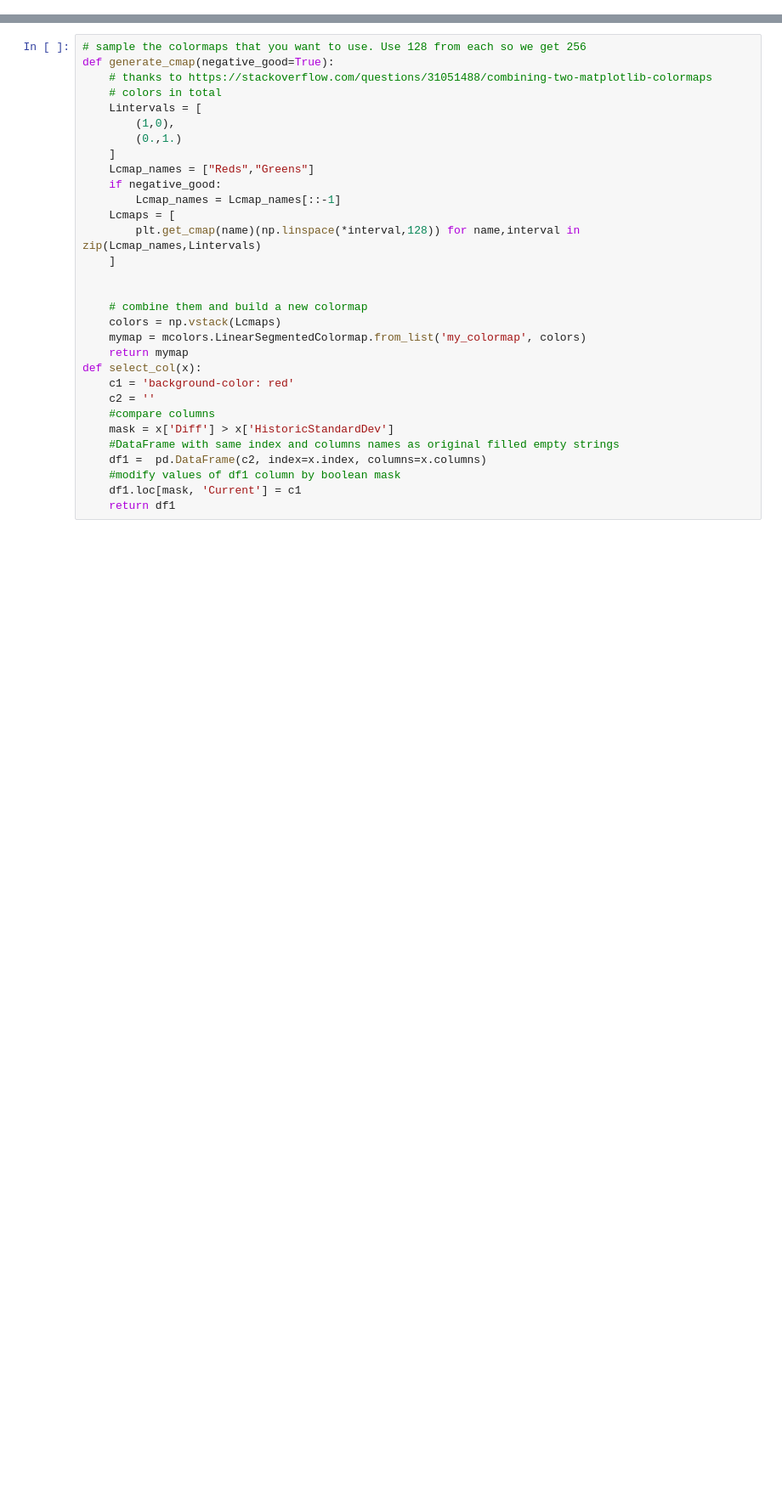
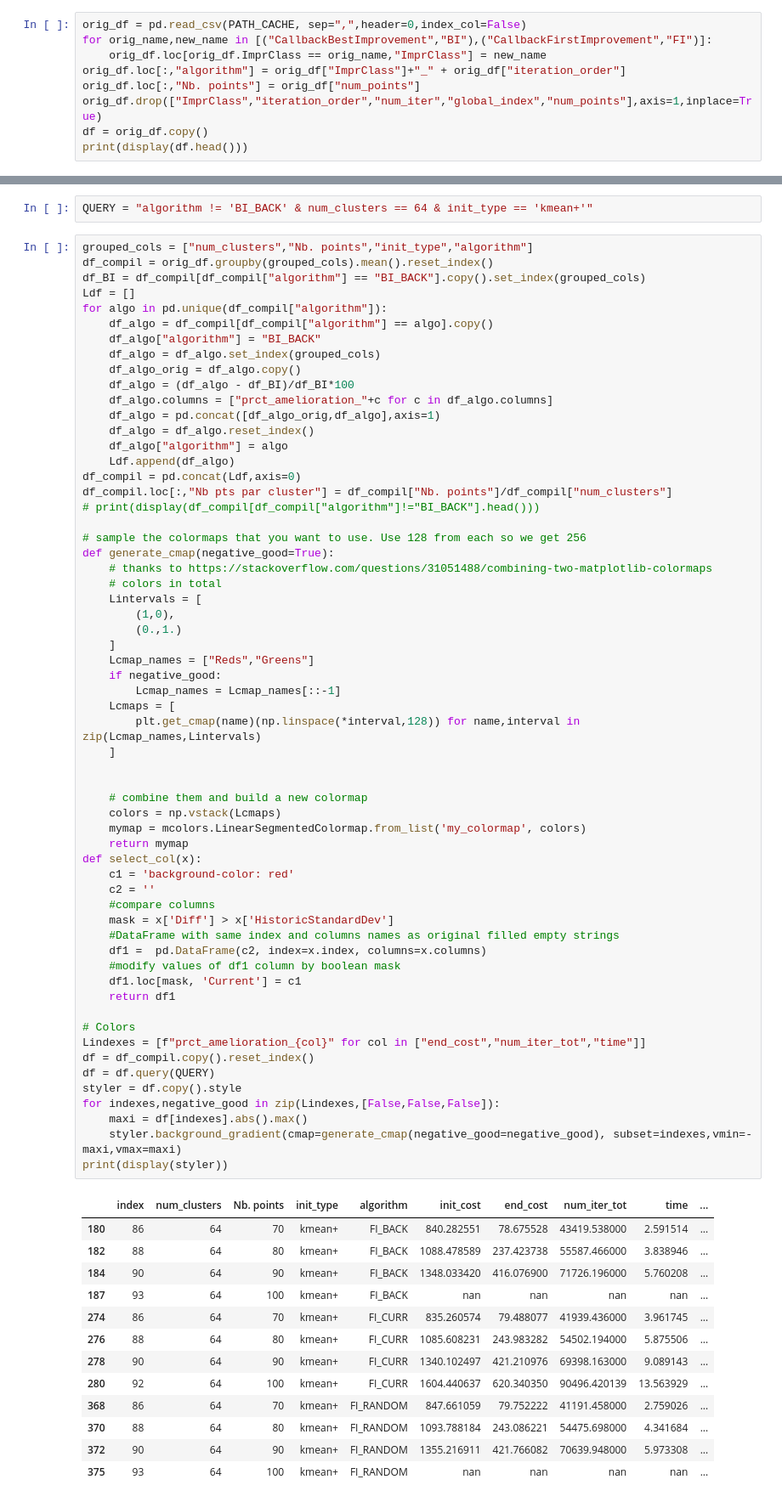
Before and after one commit to Rob174/MaitriseClustering, a Jupyter notebook: repr_partitions_cluster/experiments/algo_results.ipynb, the cells around one changed output, grey strips where cells are left out. Shown: that part at 85% size. Cells and saved outputs as stored; diff of their text form; blank space fills up the shorter version.

```diff
--- a/repr_partitions_cluster/experiments/algo_results.ipynb
+++ b/repr_partitions_cluster/experiments/algo_results.ipynb
@@ -81,0 +22,9 @@ for num_clusters in [2**i for i in range(1,8)]:
+# %%
+orig_df = pd.read_csv(PATH_CACHE, sep=",",header=0,index_col=False)
+for orig_name,new_name in [("CallbackBestImprovement","BI"),("CallbackFirstImprovement","FI")]:
+    orig_df.loc[orig_df.ImprClass == orig_name,"ImprClass"] = new_name
+orig_df.loc[:,"algorithm"] = orig_df["ImprClass"]+"_" + orig_df["iteration_order"]
+orig_df.loc[:,"Nb. points"] = orig_df["num_points"]
+orig_df.drop(["ImprClass","iteration_order","num_iter","global_index","num_points"],axis=1,inplace=True)
+df = orig_df.copy()
+print(display(df.head()))
@@ -82,31 +41,76 @@ for num_clusters in [2**i for i in range(1,8)]:
+# %%
+QUERY = "algorithm != 'BI_BACK' & num_clusters == 64 & init_type == 'kmean+'"
 # %%
+grouped_cols = ["num_clusters","Nb. points","init_type","algorithm"]
+df_compil = orig_df.groupby(grouped_cols).mean().reset_index()
+df_BI = df_compil[df_compil["algorithm"] == "BI_BACK"].copy().set_index(grouped_cols)
+Ldf = []
+for algo in pd.unique(df_compil["algorithm"]):
+    df_algo = df_compil[df_compil["algorithm"] == algo].copy()
+    df_algo["algorithm"] = "BI_BACK"
+    df_algo = df_algo.set_index(grouped_cols)
+    df_algo_orig = df_algo.copy()
+    df_algo = (df_algo - df_BI)/df_BI*100
+    df_algo.columns = ["prct_amelioration_"+c for c in df_algo.columns]
+    df_algo = pd.concat([df_algo_orig,df_algo],axis=1)
+    df_algo = df_algo.reset_index()
+    df_algo["algorithm"] = algo
+    Ldf.append(df_algo)
+df_compil = pd.concat(Ldf,axis=0)
+df_compil.loc[:,"Nb pts par cluster"] = df_compil["Nb. points"]/df_compil["num_clusters"]
+# print(display(df_compil[df_compil["algorithm"]!="BI_BACK"].head()))
+
 # sample the colormaps that you want to use. Use 128 from each so we get 256
 def generate_cmap(negative_good=True):
     # thanks to https://stackoverflow.com/questions/31051488/combining-two-matplotlib-colormaps
     # colors in total
     Lintervals = [
         (1,0),
         (0.,1.)
     ]
     Lcmap_names = ["Reds","Greens"]
     if negative_good:
         Lcmap_names = Lcmap_names[::-1]
     Lcmaps = [
         plt.get_cmap(name)(np.linspace(*interval,128)) for name,interval in zip(Lcmap_names,Lintervals)
     ]
 
 
     # combine them and build a new colormap
     colors = np.vstack(Lcmaps)
     mymap = mcolors.LinearSegmentedColormap.from_list('my_colormap', colors)
     return mymap
 def select_col(x):
     c1 = 'background-color: red'
     c2 = ''
     #compare columns
     mask = x['Diff'] > x['HistoricStandardDev']
     #DataFrame with same index and columns names as original filled empty strings
     df1 =  pd.DataFrame(c2, index=x.index, columns=x.columns)
     #modify values of df1 column by boolean mask
     df1.loc[mask, 'Current'] = c1
     return df1
+
+# Colors
+Lindexes = [f"prct_amelioration_{col}" for col in ["end_cost","num_iter_tot","time"]]
+df = df_compil.copy().reset_index()
+df = df.query(QUERY)
+styler = df.copy().style
+for indexes,negative_good in zip(Lindexes,[False,False,False]):
+    maxi = df[indexes].abs().max()
+    styler.background_gradient(cmap=generate_cmap(negative_good=negative_good), subset=indexes,vmin=-maxi,vmax=maxi)
+print(display(styler))
+# %% [output]
+|  | index | num_clusters | Nb. points | init_type | algorithm | init_cost | end_cost | num_iter_tot | time | ... |
+| 180 | 86 | 64 | 70 | kmean+ | FI_BACK | 840.282551 | 78.675528 | 43419.538000 | 2.591514 | ... |
+| 182 | 88 | 64 | 80 | kmean+ | FI_BACK | 1088.478589 | 237.423738 | 55587.466000 | 3.838946 | ... |
+| 184 | 90 | 64 | 90 | kmean+ | FI_BACK | 1348.033420 | 416.076900 | 71726.196000 | 5.760208 | ... |
+| 187 | 93 | 64 | 100 | kmean+ | FI_BACK | nan | nan | nan | nan | ... |
+| 274 | 86 | 64 | 70 | kmean+ | FI_CURR | 835.260574 | 79.488077 | 41939.436000 | 3.961745 | ... |
+| 276 | 88 | 64 | 80 | kmean+ | FI_CURR | 1085.608231 | 243.983282 | 54502.194000 | 5.875506 | ... |
+| 278 | 90 | 64 | 90 | kmean+ | FI_CURR | 1340.102497 | 421.210976 | 69398.163000 | 9.089143 | ... |
+| 280 | 92 | 64 | 100 | kmean+ | FI_CURR | 1604.440637 | 620.340350 | 90496.420139 | 13.563929 | ... |
+| 368 | 86 | 64 | 70 | kmean+ | FI_RANDOM | 847.661059 | 79.752222 | 41191.458000 | 2.759026 | ... |
+| 370 | 88 | 64 | 80 | kmean+ | FI_RANDOM | 1093.788184 | 243.086221 | 54475.698000 | 4.341684 | ... |
+| 372 | 90 | 64 | 90 | kmean+ | FI_RANDOM | 1355.216911 | 421.766082 | 70639.948000 | 5.973308 | ... |
+| 375 | 93 | 64 | 100 | kmean+ | FI_RANDOM | nan | nan | nan | nan | ... |
```
Also changed, not shown: parts of 17 cells of this notebook.
